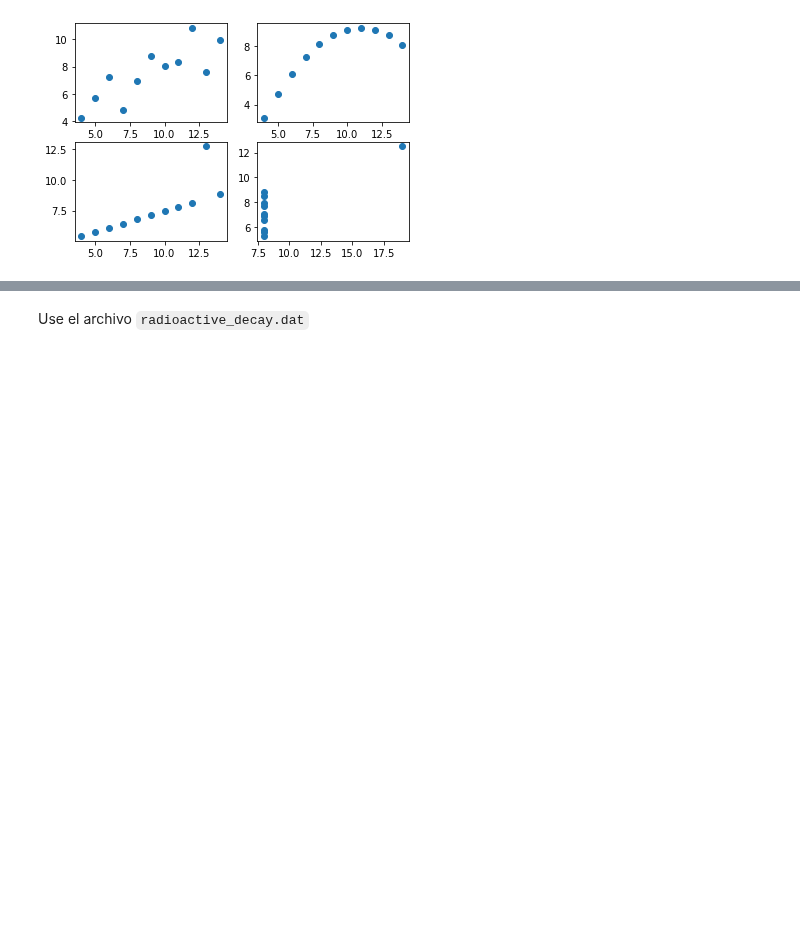
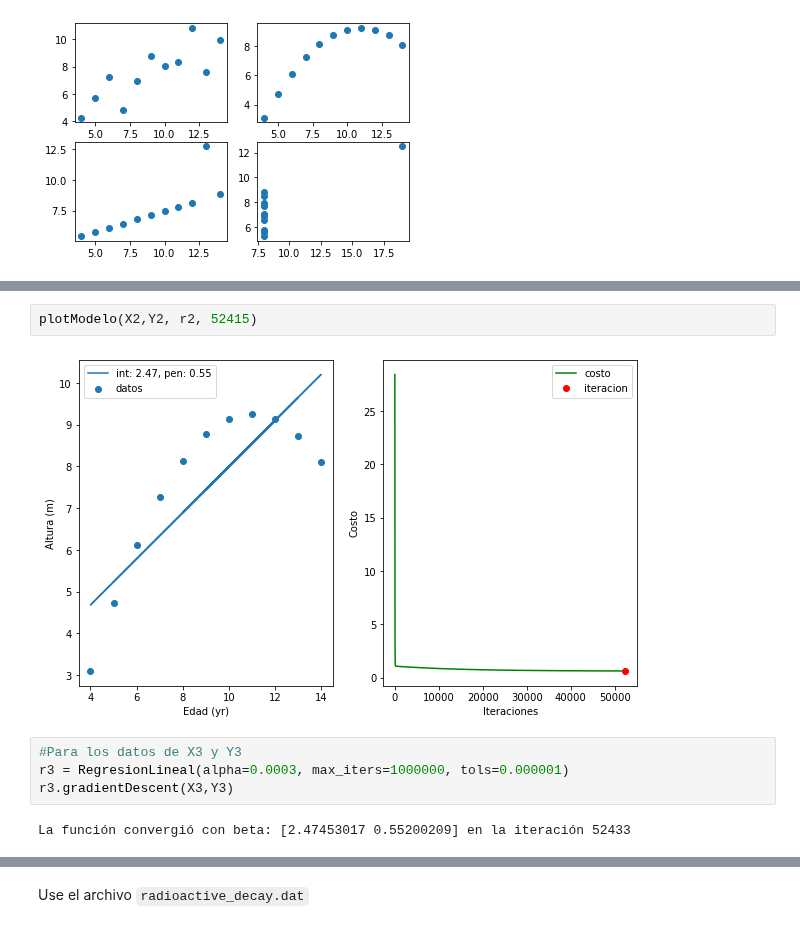
Before and after one commit to Skalas/Matematicas-Computacionales-fall2021, a Jupyter notebook: alumnos/MR1B4RR4/tareas/tarea1/tareas.ipynb, the cells around one changed output, grey strips where cells are left out. Drawn from its saved outputs; the diff is of its cells as text; blank space fills up the shorter version.

```diff
--- a/alumnos/MR1B4RR4/tareas/tarea1/tareas.ipynb
+++ b/alumnos/MR1B4RR4/tareas/tarea1/tareas.ipynb
@@ -189,0 +230,10 @@ r1.gradientDescent(X1,Y1)
+# %%
+plotModelo(X2,Y2, r2, 52415)
+# %% [output]
+[figure, added]
+# %%
+#Para los datos de X3 y Y3
+r3 = RegresionLineal(alpha=0.0003, max_iters=1000000, tols=0.000001)
+r3.gradientDescent(X3,Y3)
+# %% [output]
+La función convergió con beta: [2.47453017 0.55200209] en la iteración 52433
```
Also changed, not shown: parts of 17 cells of this notebook, 1 other file.
